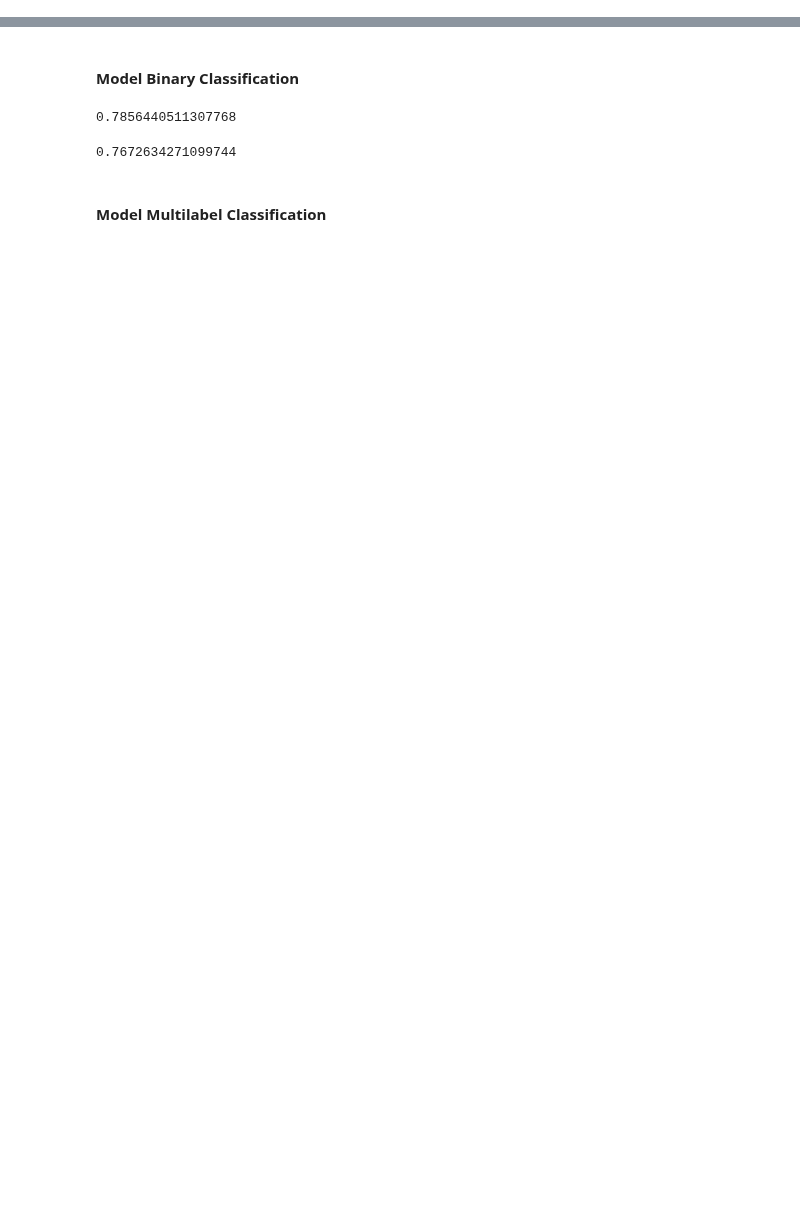
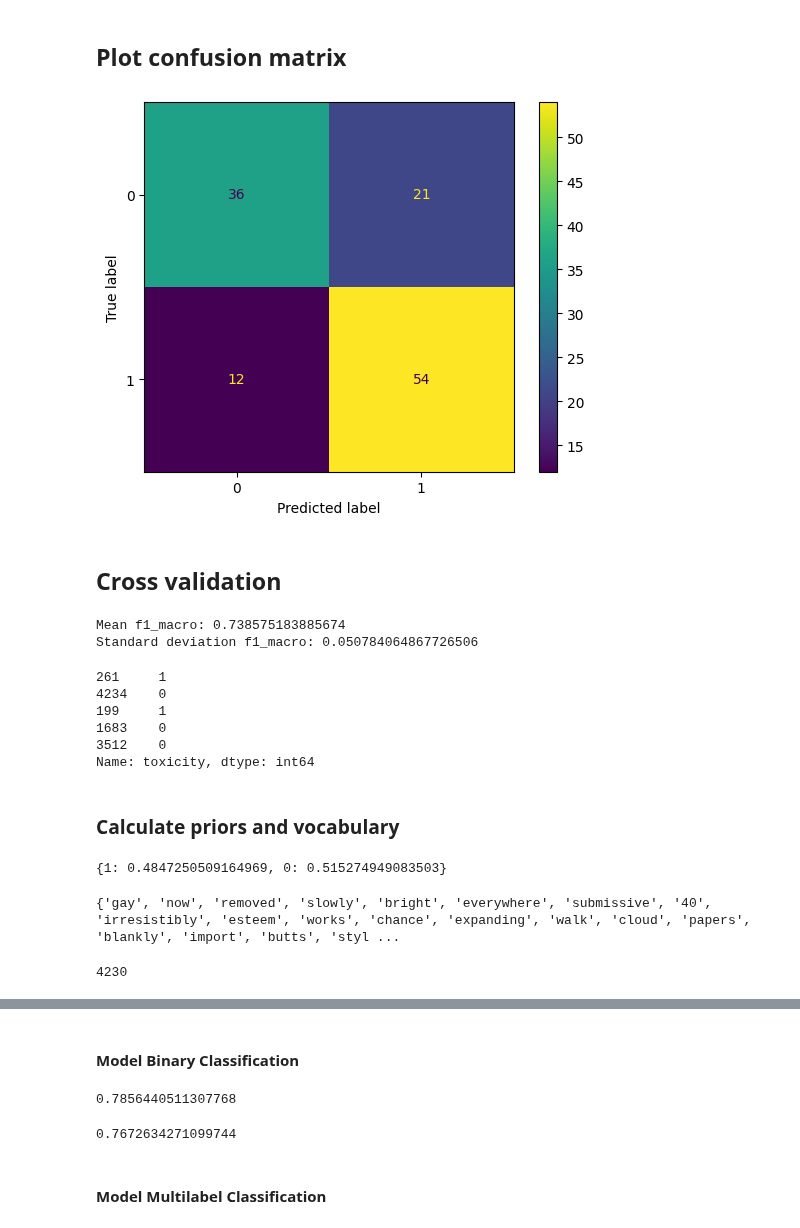
Before and after one commit to eithannak29/ToxicityBot, a Jupyter notebook: src/models/naives_bayes.ipynb, the cells around one changed output, grey strips where cells are left out. Drawn from its saved outputs; the diff is of its cells as text; code cells hidden in the pictures; blank space fills up the shorter version.

Commit message:
tokenisation fini + naive bayes -> model à revoir

```diff
--- a/src/models/naives_bayes.ipynb
+++ b/src/models/naives_bayes.ipynb
@@ -32,0 +88,27 @@ df_train.describe()
+# %%
+X = df_train['user_input']
+y = df_train['toxicity']
+X_train, X_test, y_train, y_test = train_test_split(X, y, test_size=0.2, random_state=42)
+
+
+#sample_weights = compute_sample_weight(class_weight='balanced', y=y_train) #ne semble pas necessaire car il y a qu'une seul classe possible
+#model = make_pipeline(CountVectorizer(ngram_range = (1,1)), MultinomialNB())
+# Etape 1 : Calcul de la fréquence des mots
+vectorizer = CountVectorizer()
+X_train_counts = vectorizer.fit_transform(X_train)
+# Etape 2 : Sélection des stop words
+word_freq = X_train_counts.sum(axis=0)  # Somme des fréquences pour chaque terme
+words = vectorizer.get_feature_names_out()
+freqs = zip(words, word_freq.A1)  # A1 convertit une matrice 1D en array numpy
+sorted_words = sorted(freqs, key=lambda x: x[1], reverse=True)
+
+n_stop_words = 10  # ou 10, selon votre choix
+stop_words = [word for word, freq in sorted_words[:n_stop_words]]
+
+# Etape 3 : Filtrage des stop words et entraînement du modèle
+vectorizer_with_stop_words_filter = CountVectorizer(stop_words=stop_words)
+model = make_pipeline(vectorizer_with_stop_words_filter, MultinomialNB())
+X_train_counts = vectorizer.fit_transform(X_train)
+#model = make_pipeline(   CountVectorizer(tokenizer=normalize2_text, ngram_range=(1,1),stop_words=list(en_stop)),MultinomialNB())
+model.fit(X_train, y_train)
+y_pred = model.predict(X_test)
@@ -32,0 +141,51 @@ df_train.describe()
+# %% [markdown]
+## Plot confusion matrix
+# %%
+cm = confusion_matrix(y_test, y_pred, labels=model.classes_)
+disp = ConfusionMatrixDisplay(confusion_matrix=cm,
+                               display_labels=model.classes_)
+disp.plot()
+plt.show()
+# %% [output]
+[figure, added]
+# %% [markdown]
+## Cross validation
+# %%
+# Perform cross-validation and print the mean accuracy
+scoring = 'f1_macro'
+scores = cross_val_score(model, X, y, cv=5, scoring=scoring, n_jobs = -1)
+print(f"Mean {scoring}: {scores.mean()}")
+print(f"Standard deviation {scoring}: {scores.std()}")
+# %% [output]
+Mean f1_macro: 0.738575183885674
+Standard deviation f1_macro: 0.050784064867726506
+# %%
+y_train.head()
+# %% [output]
+261     1
+4234    0
+199     1
+1683    0
+3512    0
+Name: toxicity, dtype: int64
+# %% [markdown]
+### Calculate priors and vocabulary
+# %%
+count_c = Counter(y_train)
+
+priors = {k:v/len(y_train) for k, v in count_c.items()}
+print(priors)
+words = list(vectorizer_with_stop_words_filter.vocabulary_.keys())
+train_strings = " ".join(words)
+train_tokens = word_tokenize(train_strings)
+vocabulary = set(train_tokens)
+V = len(vocabulary)
+classes = set(y_train)
+# %% [output]
+{1: 0.4847250509164969, 0: 0.515274949083503}
+# %%
+print(vocabulary)
+len(vocabulary)
+# %% [output]
+{'gay', 'now', 'removed', 'slowly', 'bright', 'everywhere', 'submissive', '40', 'irresistibly', 'esteem', 'works', 'chance', 'expanding', 'walk', 'cloud', 'papers', 'blankly', 'import', 'butts', 'styl ...
+4230
```
Also changed, not shown: parts of 22 cells of this notebook, 3 other files.
